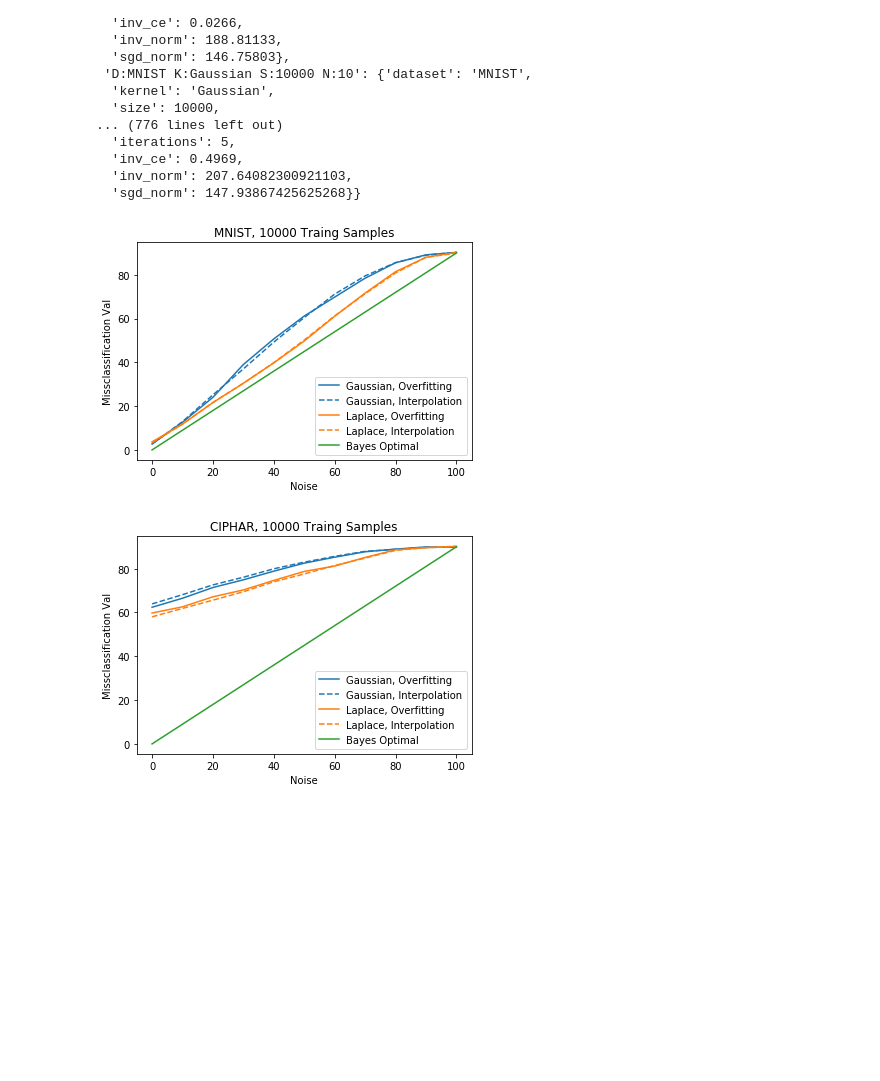
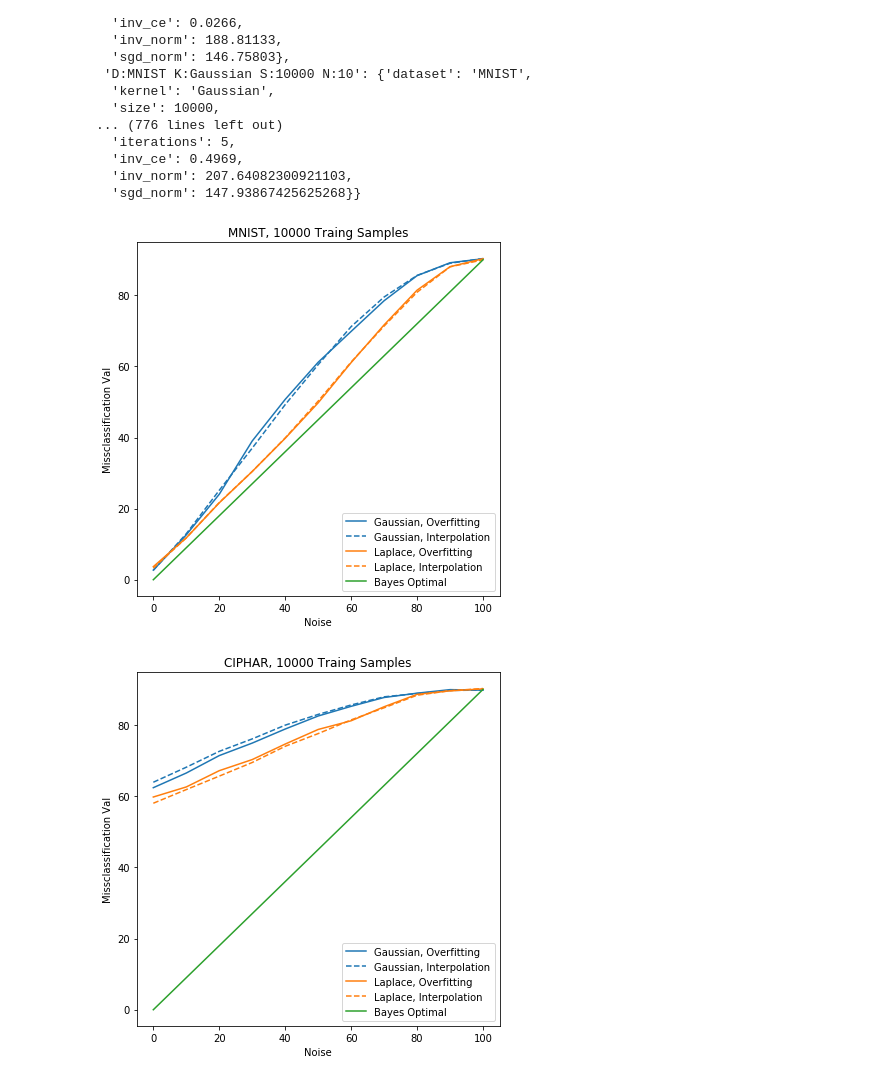
Before and after one commit to johannespitz/kernel-overfitting, a Jupyter notebook: notebooks/Figure5.ipynb, the cells around one changed output. Drawn from its saved outputs; the diff is of its cells as text; code cells hidden in the pictures; blank space fills up the shorter version.

```diff
--- a/notebooks/Figure5.ipynb
+++ b/notebooks/Figure5.ipynb
@@ -43,12 +43,13 @@ trainers
 # Noise vs Error
 
 import matplotlib.pyplot as plt
-ax = plt.gca()
 
 this_size = size_list[0]
 
 for this_dataset in dataset_dict.keys():
 
+    plt.figure(num=None, figsize=(6.5, 6.5))
+    ax = plt.gca()
     ax.set_prop_cycle(None)
 
     for this_kernel in kernel_dict.keys():
@@ -72,32 +73,34 @@ for this_dataset in dataset_dict.keys():
             inv.append(trainer['inv_ce'] * 100)
             noise.append(trainer['noise'])
 
         color = next(ax._get_lines.prop_cycler)['color']
         plt.plot(noise, sgd, label=this_kernel + ', Overfitting', color=color)
         plt.plot(noise, inv, '--', label=this_kernel + ', Interpolation', color=color)
 
 
     color = next(ax._get_lines.prop_cycler)['color']
     if this_dataset is 'Synthetic2':
         bayes = [15.9 + (50 - 15.9) * p / 100 for p in noise_list]
         plt.plot(noise_list, bayes, label='Bayes Optimal', color=color)
     elif this_dataset is 'Synthetic1':
         bayes = [(50) * p / 100 for p in noise_list]
         plt.plot(noise_list, bayes, label='Bayes Optimal', color=color)
     elif this_dataset in ['CIPHAR', 'MNIST']:
         bayes = [(90) * p / 100 for p in noise_list]
         plt.plot(noise_list, bayes, label='Bayes Optimal', color=color)
 
     plt.title(this_dataset + ', ' + str(this_size) + ' Traing Samples')
     plt.xlabel('Noise')
     plt.ylabel('Missclassification Val')
     plt.legend(loc='lower right')
 
     import matplotlib2tikz
     filename = '../tikz/Figure5_' + this_dataset + '.tex'
     matplotlib2tikz.save(filename)
 
+    filename = '../png/Figure5_' + this_dataset + '.png'
+    plt.savefig(filename)
     plt.show()
 # %% [output]
-[figure, old version]
+[figure, new version]
-[figure, old version]
+[figure, new version]
```
Also changed, not shown: parts of 1 cell of this notebook, 30 other files.
